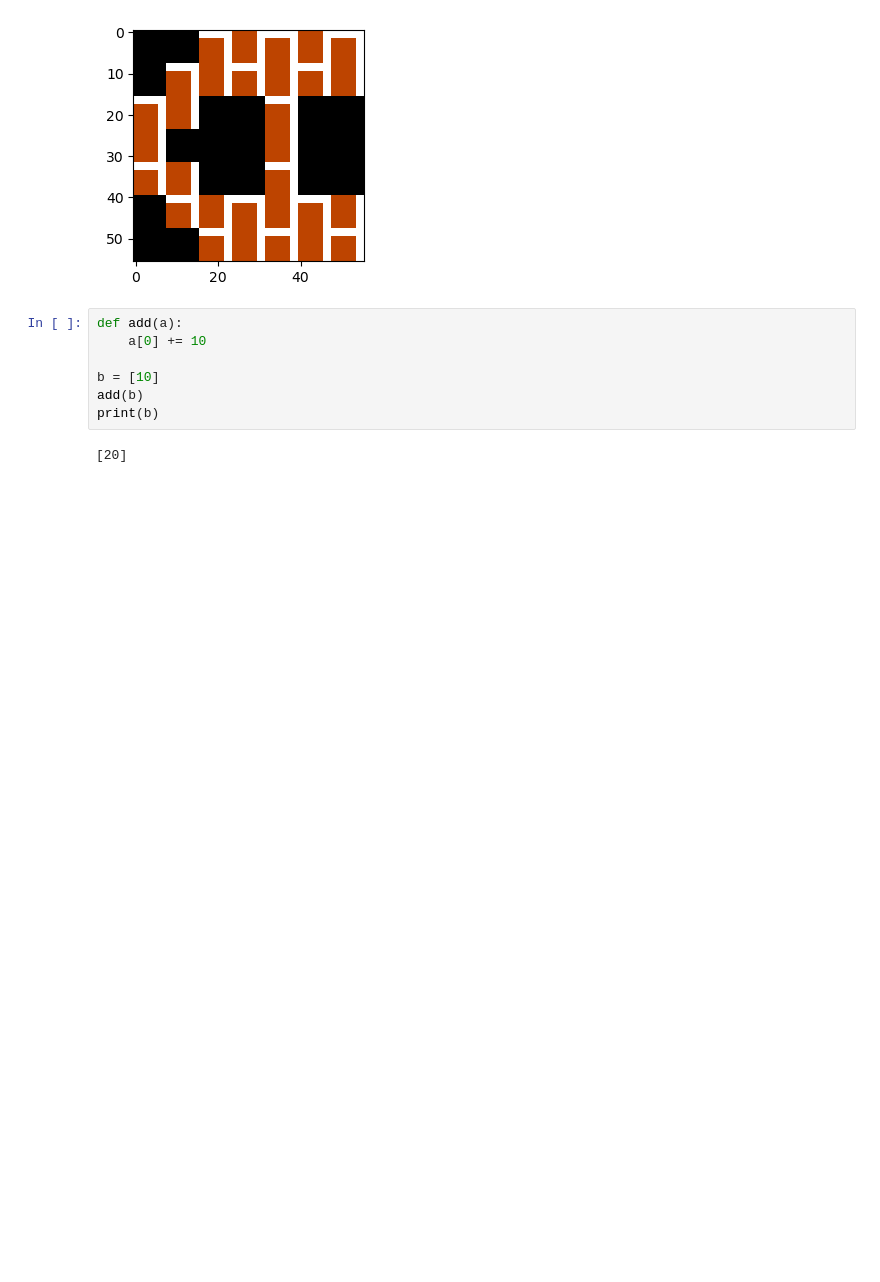
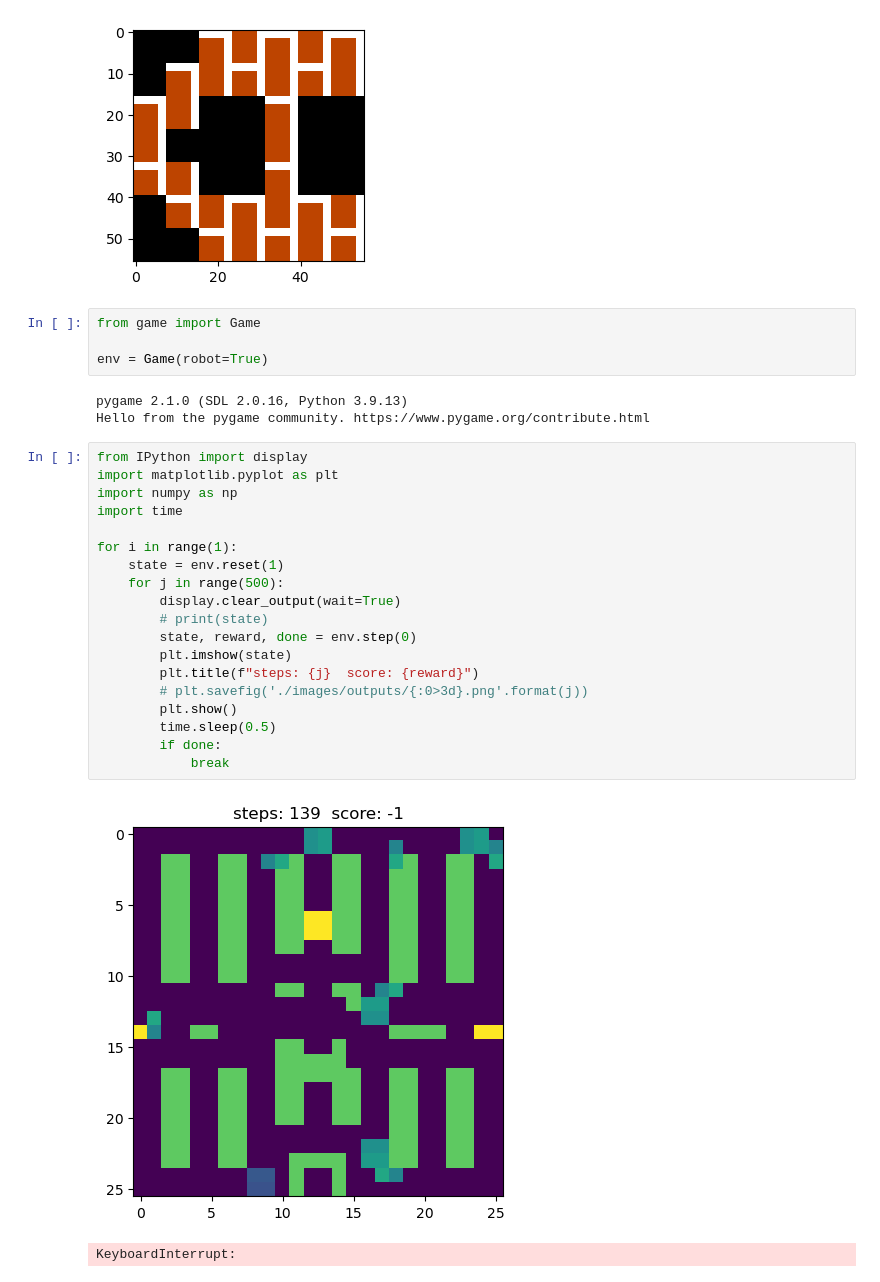
Before and after one commit to Movelocity/battle-city, a Jupyter notebook: test.ipynb, the cells around one changed output. Cells and saved outputs as stored; diff of their text form; blank space fills up the shorter version.

Commit message:
light version game state

```diff
--- a/test.ipynb
+++ b/test.ipynb
@@ -103,12 +103,32 @@ plt.show()
 # %% [output]
 (56, 56, 3)
 [figure]
-# %%
-def add(a):
-	a[0] += 10
-
-b = [10]
-add(b)
-print(b)
-# %% [output]
-[20]
+# %%
+from game import Game
+
+env = Game(robot=True)
+# %% [output]
+pygame 2.1.0 (SDL 2.0.16, Python 3.9.13)
+Hello from the pygame community. https://www.pygame.org/contribute.html
+# %%
+from IPython import display
+import matplotlib.pyplot as plt
+import numpy as np
+import time
+
+for i in range(1):
+	state = env.reset(1)
+	for j in range(500):
+		display.clear_output(wait=True)
+		# print(state)
+		state, reward, done = env.step(0)
+		plt.imshow(state)
+		plt.title(f"steps: {j}  score: {reward}")
+		# plt.savefig('./images/outputs/{:0>3d}.png'.format(j))
+		plt.show()
+		time.sleep(0.5)
+		if done:
+			break
+# %% [output]
+[figure, added]
+KeyboardInterrupt:
```
Also changed, not shown: parts of 1 cell of this notebook, 6 other files.
